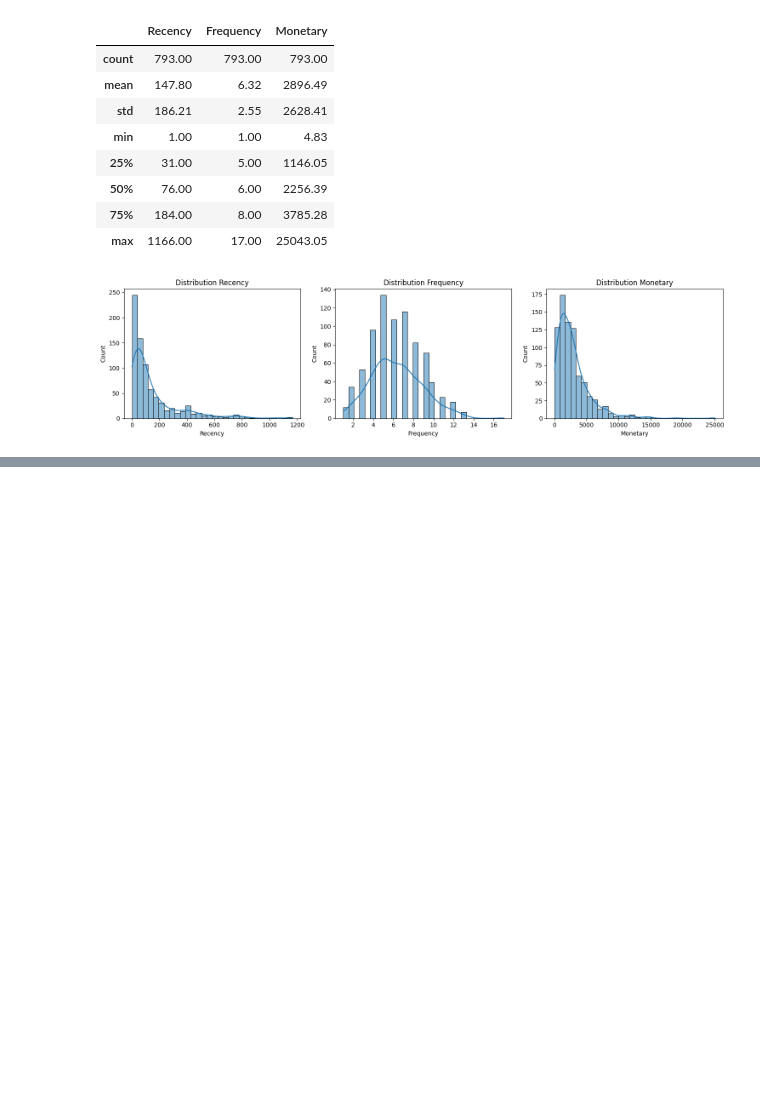
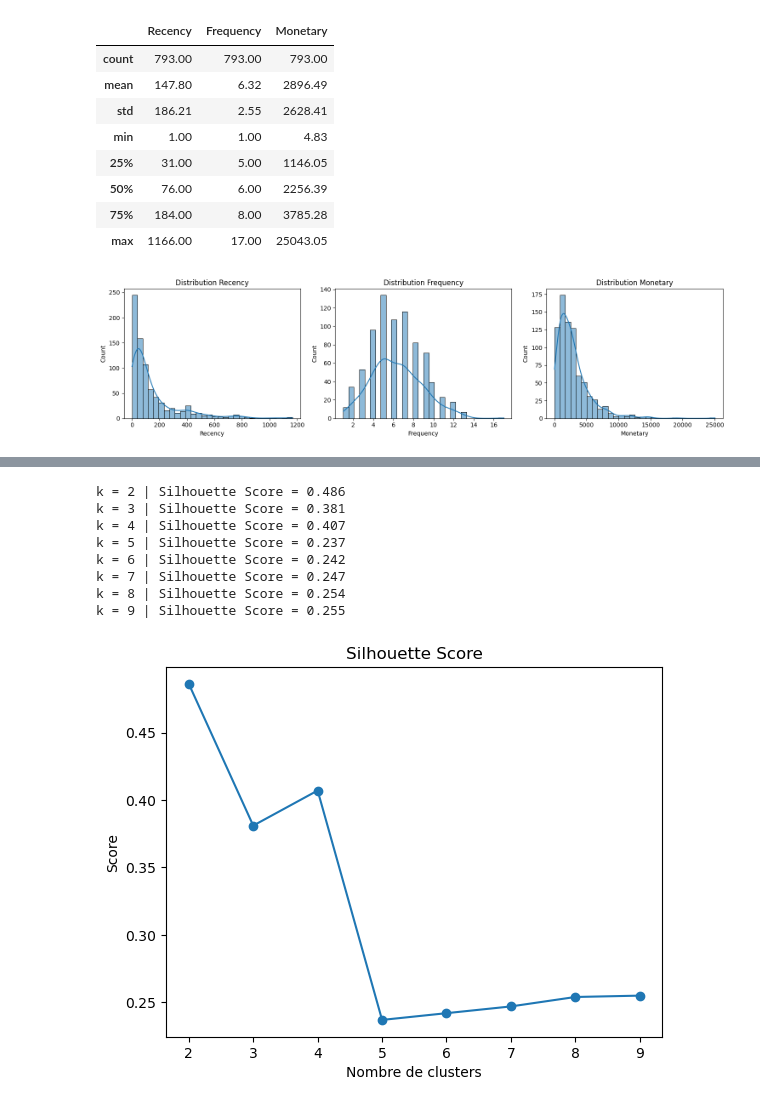
Before and after one commit to msshaqura/project_superstore, a Jupyter notebook: notebooks/sample_superstore.ipynb, the cells around one changed output, grey strips where cells are left out. Cells and saved outputs as stored; diff of their text form; code cells hidden in the pictures; blank space fills up the shorter version.

```diff
--- a/notebooks/sample_superstore.ipynb
+++ b/notebooks/sample_superstore.ipynb
@@ -1066,0 +1171,37 @@ plt.show()
+# %%
+# ============================
+# Méthode du Silhouette Score
+# ============================
+
+from sklearn.metrics import silhouette_score
+
+silhouette_scores = []
+K_range = range(2, 10)
+
+for k in K_range:
+    kmeans = KMeans(n_clusters=k, random_state=42, n_init=10)
+    labels = kmeans.fit_predict(X_scaled)
+    score = silhouette_score(X_scaled, labels)
+    silhouette_scores.append(round(score, 3))
+
+# Affichage des scores
+for k, score in zip(K_range, silhouette_scores):
+    print(f"k = {k} | Silhouette Score = {score}")
+
+# Graphique
+plt.figure()
+plt.plot(K_range, silhouette_scores, marker="o")
+plt.title("Silhouette Score")
+plt.xlabel("Nombre de clusters")
+plt.ylabel("Score")
+plt.show()
+# %% [output]
+k = 2 | Silhouette Score = 0.486
+k = 3 | Silhouette Score = 0.381
+k = 4 | Silhouette Score = 0.407
+k = 5 | Silhouette Score = 0.237
+k = 6 | Silhouette Score = 0.242
+k = 7 | Silhouette Score = 0.247
+k = 8 | Silhouette Score = 0.254
+k = 9 | Silhouette Score = 0.255
+[figure, added]
```
Also changed, not shown: parts of 9 cells of this notebook.
